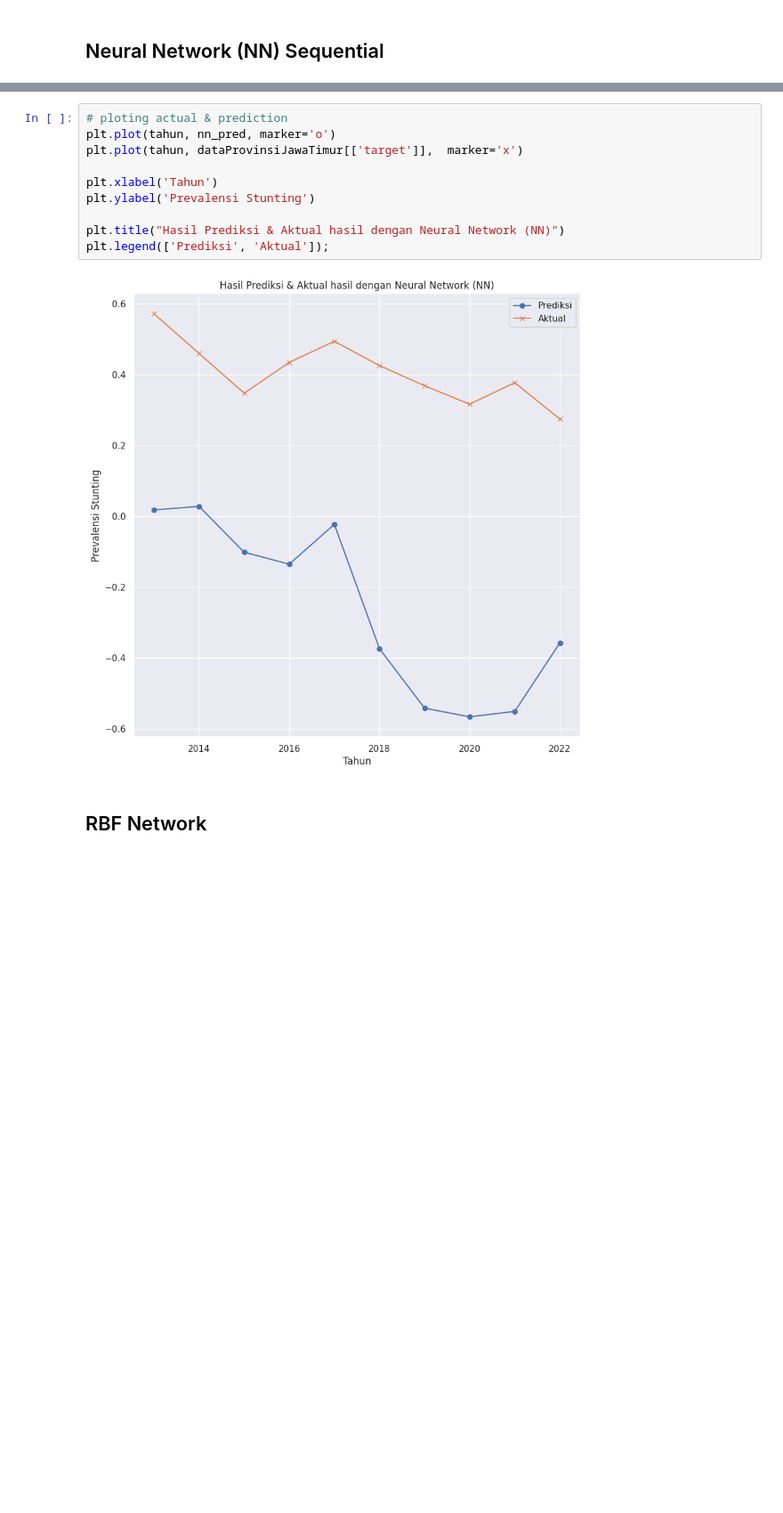
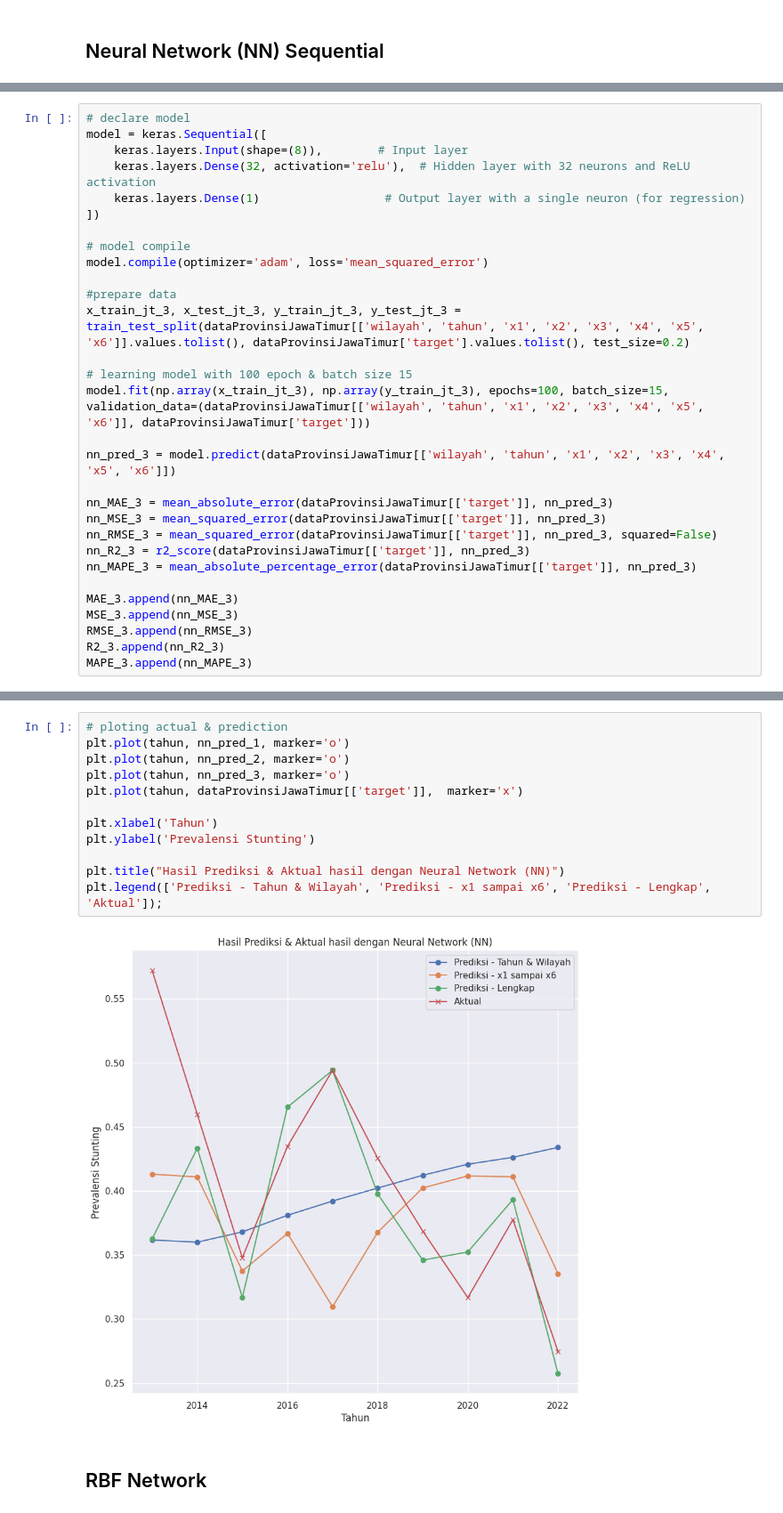
Before and after one commit to habib-roy/google-colab-source-code, a Jupyter notebook: Prediksi_Prevalensi_Stunting_menggunakan_OLS_Regresi.ipynb, the cells around one changed output, grey strips where cells are left out. Shown at 89% size. Cells and saved outputs as stored; diff of their text form; blank space fills up the shorter version.

```diff
--- a/Prediksi_Prevalensi_Stunting_menggunakan_OLS_Regresi.ipynb
+++ b/Prediksi_Prevalensi_Stunting_menggunakan_OLS_Regresi.ipynb
@@ -359,0 +414,30 @@ MAPE: 1.745396359358726
+# %%
+# declare model
+model = keras.Sequential([
+    keras.layers.Input(shape=(8)),        # Input layer
+    keras.layers.Dense(32, activation='relu'),  # Hidden layer with 32 neurons and ReLU activation
+    keras.layers.Dense(1)                  # Output layer with a single neuron (for regression)
+])
+
+# model compile
+model.compile(optimizer='adam', loss='mean_squared_error')
+
+#prepare data
+x_train_jt_3, x_test_jt_3, y_train_jt_3, y_test_jt_3 = train_test_split(dataProvinsiJawaTimur[['wilayah', 'tahun', 'x1', 'x2', 'x3', 'x4', 'x5', 'x6']].values.tolist(), dataProvinsiJawaTimur['target'].values.tolist(), test_size=0.2)
+
+# learning model with 100 epoch & batch size 15
+model.fit(np.array(x_train_jt_3), np.array(y_train_jt_3), epochs=100, batch_size=15, validation_data=(dataProvinsiJawaTimur[['wilayah', 'tahun', 'x1', 'x2', 'x3', 'x4', 'x5', 'x6']], dataProvinsiJawaTimur['target']))
+
+nn_pred_3 = model.predict(dataProvinsiJawaTimur[['wilayah', 'tahun', 'x1', 'x2', 'x3', 'x4', 'x5', 'x6']])
+
+nn_MAE_3 = mean_absolute_error(dataProvinsiJawaTimur[['target']], nn_pred_3)
+nn_MSE_3 = mean_squared_error(dataProvinsiJawaTimur[['target']], nn_pred_3)
+nn_RMSE_3 = mean_squared_error(dataProvinsiJawaTimur[['target']], nn_pred_3, squared=False)
+nn_R2_3 = r2_score(dataProvinsiJawaTimur[['target']], nn_pred_3)
+nn_MAPE_3 = mean_absolute_percentage_error(dataProvinsiJawaTimur[['target']], nn_pred_3)
+
+MAE_3.append(nn_MAE_3)
+MSE_3.append(nn_MSE_3)
+RMSE_3.append(nn_RMSE_3)
+R2_3.append(nn_R2_3)
+MAPE_3.append(nn_MAPE_3)
@@ -360,15 +464,17 @@ MAPE: 1.745396359358726
 # %%
 # ploting actual & prediction
-plt.plot(tahun, nn_pred, marker='o')
+plt.plot(tahun, nn_pred_1, marker='o')
+plt.plot(tahun, nn_pred_2, marker='o')
+plt.plot(tahun, nn_pred_3, marker='o')
 plt.plot(tahun, dataProvinsiJawaTimur[['target']],  marker='x')
 
 plt.xlabel('Tahun')
 plt.ylabel('Prevalensi Stunting')
 
 plt.title("Hasil Prediksi & Aktual hasil dengan Neural Network (NN)")
-plt.legend(['Prediksi', 'Aktual']);
+plt.legend(['Prediksi - Tahun & Wilayah', 'Prediksi - x1 sampai x6', 'Prediksi - Lengkap', 'Aktual']);
 # %% [output]
-[figure, old version]
+[figure, new version]
 # %% [markdown]
 ## RBF Network
 # %%
```
Also changed, not shown: parts of 47 cells of this notebook.
